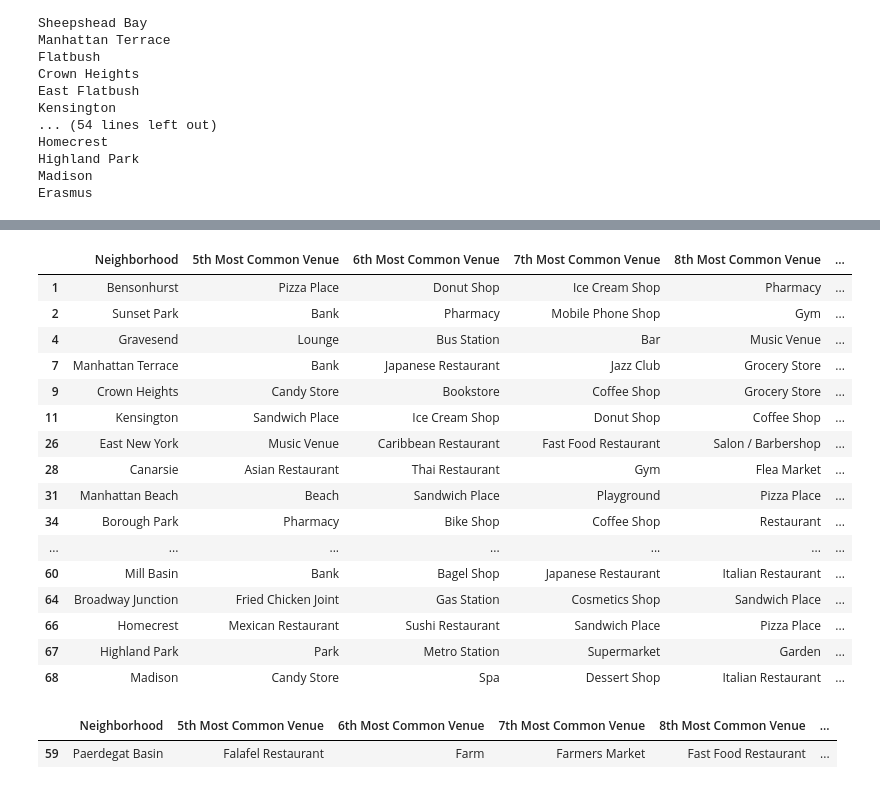
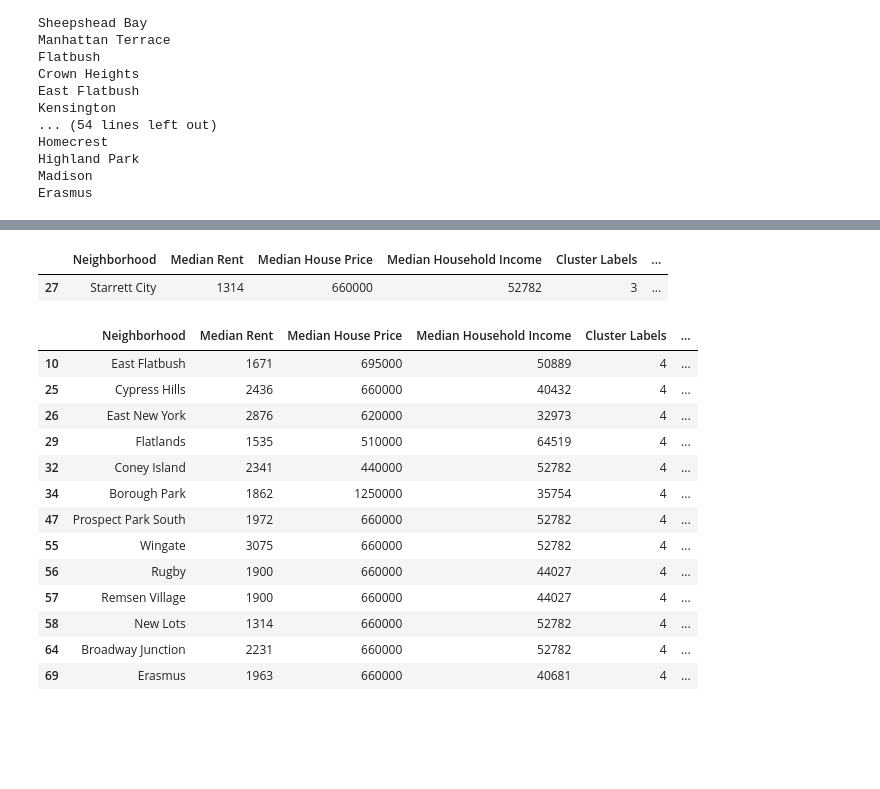
Before and after one commit to gongadzem/Coursera_Capstone, a Jupyter notebook: FinalProject.ipynb, the cells around one changed output, grey strips where cells are left out. Cells and saved outputs as stored; diff of their text form; code cells hidden in the pictures; blank space fills up the shorter version.

```diff
--- a/FinalProject.ipynb
+++ b/FinalProject.ipynb
@@ -157,3 +175,27 @@ for lat, lng, borough, neighborhood in zip(neighborhoods['Latitude'], neighborho
 map_newyork
 # %% [output]
 [interactive output not drawn]
+# %%
+
+import types
+import pandas as pd
+from botocore.client import Config
+import ibm_boto3
+
+def __iter__(self): return 0
+
+# @hidden_cell
+# The following code accesses a file in your IBM Cloud Object Storage. It includes your credentials.
+# You might want to remove those credentials before you share the notebook.
+client_20bf5a8a14754c9eab678f711c23d2e8 = ibm_boto3.client(service_name='s3',
+    ibm_api_key_id='sZLSFbXTvhISoSMF45TjtWKEg-vxrNmGxJpX4WPPbYAy',
+    ibm_auth_endpoint="https://iam.ng.bluemix.net/oidc/token",
+    config=Config(signature_version='oauth'),
+    endpoint_url='https://s3-api.us-geo.objectstorage.service.networklayer.com')
+
+body = client_20bf5a8a14754c9eab678f711c23d2e8.get_object(Bucket='capstone3-donotdelete-pr-4oo2iaavymxttd',Key='brooklyn1.csv')['Body']
+# add missing __iter__ method, so pandas accepts body as file-like object
+if not hasattr(body, "__iter__"): body.__iter__ = types.MethodType( __iter__, body )
+
+df_data_2 = pd.read_csv(body)
+df_data_2.head()
@@ -160,4 +209,5 @@ map_newyork
 # %%
 brooklyn_data = neighborhoods[neighborhoods['Borough'] == 'Brooklyn'].reset_index(drop=True)
+brooklyn_data = pd.concat([brooklyn_data, df_data_2], axis=1)
 brooklyn_data.head()
 # %% [output]
@@ -225,7 +275,7 @@ print('Latitude and longitude values of {} are {}, {}.'.format(neighborhood_name
 # %% [output]
 Latitude and longitude values of Bay Ridge are 40.625801065010656, -74.03062069353813.
 # %%
-LIMIT = 100 # limit of number of venues returned by Foursquare API
+LIMIT = 1000 # limit of number of venues returned by Foursquare API
 
 radius = 500 # define radius
 
@@ -574,5 +625,6 @@ brooklyn_merged.head() # check the last columns!
 # %%
-brooklyn_merged=brooklyn_merged.drop(51)
+#brooklyn_merged=brooklyn_merged.drop(51)
+#brooklyn_merged
 # %%
 # create map
 
@@ -633,26 +685,23 @@ brooklyn_merged.loc[brooklyn_merged['Cluster Labels'] == 2, brooklyn_merged.colu
 # %%
-brooklyn_merged.loc[brooklyn_merged['Cluster Labels'] ==3, brooklyn_merged.columns[[1] + list(range(9, brooklyn_merged.shape[1]))]]
+brooklyn_merged.loc[brooklyn_merged['Cluster Labels'] ==3, brooklyn_merged.columns[[1] + list(range(4, brooklyn_merged.shape[1]))]]
 # %% [output]
-|  | Neighborhood | 5th Most Common Venue | 6th Most Common Venue | 7th Most Common Venue | 8th Most Common Venue | ... |
-| 1 | Bensonhurst | Pizza Place | Donut Shop | Ice Cream Shop | Pharmacy | ... |
-| 2 | Sunset Park | Bank | Pharmacy | Mobile Phone Shop | Gym | ... |
-| 4 | Gravesend | Lounge | Bus Station | Bar | Music Venue | ... |
-| 7 | Manhattan Terrace | Bank | Japanese Restaurant | Jazz Club | Grocery Store | ... |
-| 9 | Crown Heights | Candy Store | Bookstore | Coffee Shop | Grocery Store | ... |
-| 11 | Kensington | Sandwich Place | Ice Cream Shop | Donut Shop | Coffee Shop | ... |
-| 26 | East New York | Music Venue | Caribbean Restaurant | Fast Food Restaurant | Salon / Barbershop | ... |
-| 28 | Canarsie | Asian Restaurant | Thai Restaurant | Gym | Flea Market | ... |
-| 31 | Manhattan Beach | Beach | Sandwich Place | Playground | Pizza Place | ... |
-| 34 | Borough Park | Pharmacy | Bike Shop | Coffee Shop | Restaurant | ... |
-| ... | ... | ... | ... | ... | ... | ... |
-| 60 | Mill Basin | Bank | Bagel Shop | Japanese Restaurant | Italian Restaurant | ... |
-| 64 | Broadway Junction | Fried Chicken Joint | Gas Station | Cosmetics Shop | Sandwich Place | ... |
-| 66 | Homecrest | Mexican Restaurant | Sushi Restaurant | Sandwich Place | Pizza Place | ... |
-| 67 | Highland Park | Park | Metro Station | Supermarket | Garden | ... |
-| 68 | Madison | Candy Store | Spa | Dessert Shop | Italian Restaurant | ... |
+|  | Neighborhood | Median Rent | Median House Price | Median Household Income | Cluster Labels | ... |
+| 27 | Starrett City | 1314 | 660000 | 52782 | 3 | ... |
 # %%
-brooklyn_merged.loc[brooklyn_merged['Cluster Labels'] == 4, brooklyn_merged.columns[[1] + list(range(9, brooklyn_merged.shape[1]))]]
+brooklyn_merged.loc[brooklyn_merged['Cluster Labels'] == 4, brooklyn_merged.columns[[1] + list(range(4, brooklyn_merged.shape[1]))]]
 # %% [output]
-|  | Neighborhood | 5th Most Common Venue | 6th Most Common Venue | 7th Most Common Venue | 8th Most Common Venue | ... |
-| 59 | Paerdegat Basin | Falafel Restaurant | Farm | Farmers Market | Fast Food Restaurant | ... |
+|  | Neighborhood | Median Rent | Median House Price | Median Household Income | Cluster Labels | ... |
+| 10 | East Flatbush | 1671 | 695000 | 50889 | 4 | ... |
+| 25 | Cypress Hills | 2436 | 660000 | 40432 | 4 | ... |
+| 26 | East New York | 2876 | 620000 | 32973 | 4 | ... |
+| 29 | Flatlands | 1535 | 510000 | 64519 | 4 | ... |
+| 32 | Coney Island | 2341 | 440000 | 52782 | 4 | ... |
+| 34 | Borough Park | 1862 | 1250000 | 35754 | 4 | ... |
+| 47 | Prospect Park South | 1972 | 660000 | 52782 | 4 | ... |
+| 55 | Wingate | 3075 | 660000 | 52782 | 4 | ... |
+| 56 | Rugby | 1900 | 660000 | 44027 | 4 | ... |
+| 57 | Remsen Village | 1900 | 660000 | 44027 | 4 | ... |
+| 58 | New Lots | 1314 | 660000 | 52782 | 4 | ... |
+| 64 | Broadway Junction | 2231 | 660000 | 52782 | 4 | ... |
+| 69 | Erasmus | 1963 | 660000 | 40681 | 4 | ... |
 # %%
```
Also changed, not shown: parts of 37 cells of this notebook.
